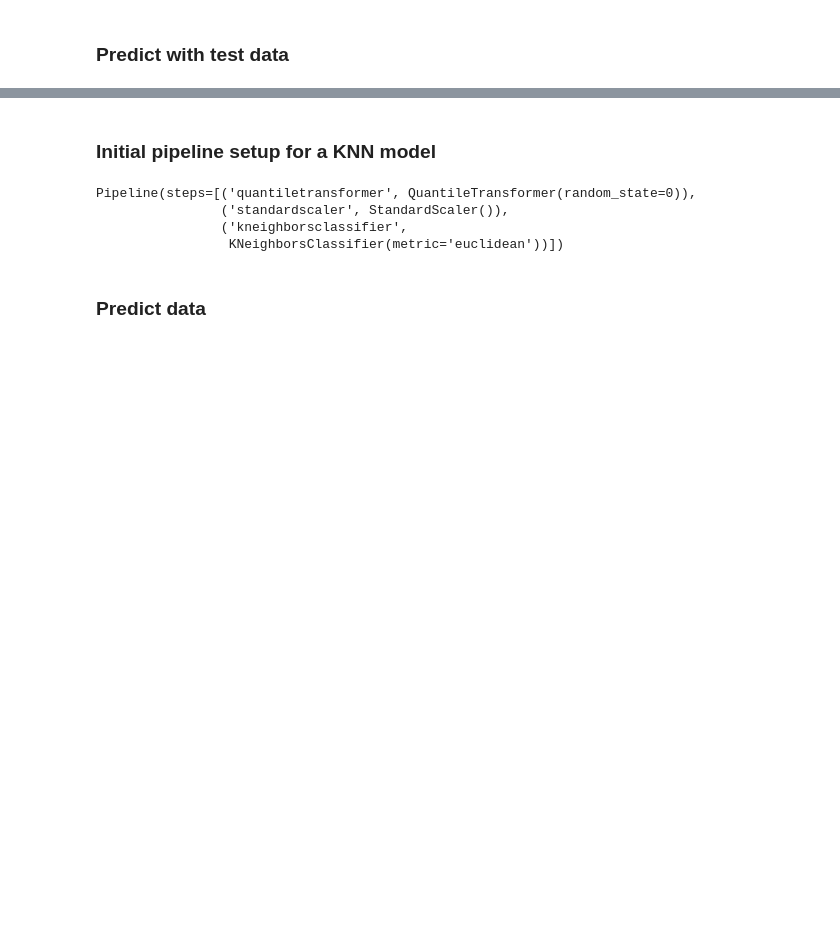
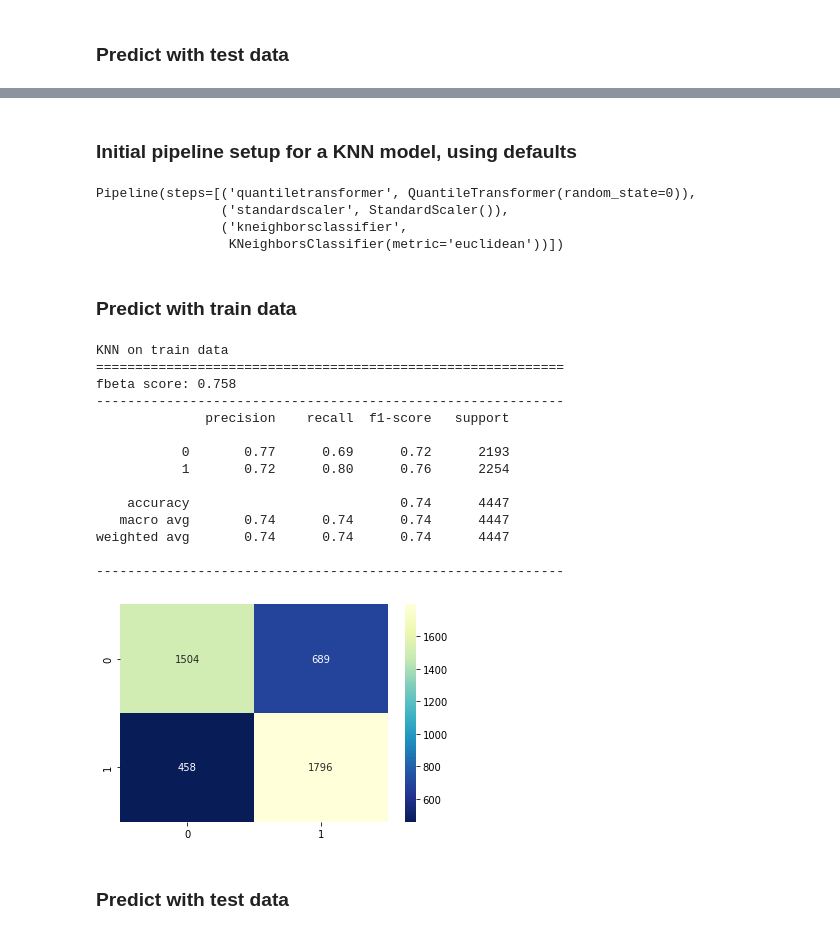
Before and after one commit to reneebrecht/human-protein-atlas-image-classification, a Jupyter notebook: notebooks/Binary_Regression_Models.ipynb, the cells around one changed output, grey strips where cells are left out. Drawn from its saved outputs; the diff is of its cells as text; code cells hidden in the pictures; blank space fills up the shorter version.

Commit message:
updating binary classification trying to fix overfitting

```diff
--- a/notebooks/Binary_Regression_Models.ipynb
+++ b/notebooks/Binary_Regression_Models.ipynb
@@ -490,5 +491,5 @@ weighted avg       0.59      0.58      0.57      1483
 # %% [markdown]
-### Initial pipeline setup for a KNN model
+### Initial pipeline setup for a KNN model, using defaults
 # %%
 knn_pipe = make_pipeline(QuantileTransformer(random_state=0), StandardScaler(),
                      KNeighborsClassifier(n_neighbors=5, metric='euclidean'))
@@ -499,7 +500,39 @@ Pipeline(steps=[('quantiletransformer', QuantileTransformer(random_state=0)),
                 ('kneighborsclassifier',
                  KNeighborsClassifier(metric='euclidean'))])
 # %% [markdown]
-### Predict data
+### Predict with train data
+# %%
+# Predict on test set
+y_train_pred_knn = knn_pipe.predict(X_train)
+f_beta = 1
+print("KNN on train data")
+print("==="*20)
+print("fbeta score:", fbeta_score(y_train, y_train_pred_knn, beta=f_beta).round(4))
+print("---"*20)
+print(classification_report(y_train, y_train_pred_knn))
+print("---"*20)
+
+
+cm = confusion_matrix(y_train, y_train_pred_knn)
+sns.heatmap(cm, cmap="YlGnBu_r", annot=True, fmt=".0f");
+# %% [output]
+KNN on train data
+============================================================
+fbeta score: 0.758
+------------------------------------------------------------
+              precision    recall  f1-score   support
+
+           0       0.77      0.69      0.72      2193
+           1       0.72      0.80      0.76      2254
+
+    accuracy                           0.74      4447
+   macro avg       0.74      0.74      0.74      4447
+weighted avg       0.74      0.74      0.74      4447
+
+------------------------------------------------------------
+[figure, added]
+# %% [markdown]
+### Predict with test data
 # %%
 # Predict on test set
 y_test_pred_knn = knn_pipe.predict(X_test)
```
Also changed, not shown: parts of 19 cells of this notebook, 1 other file.
